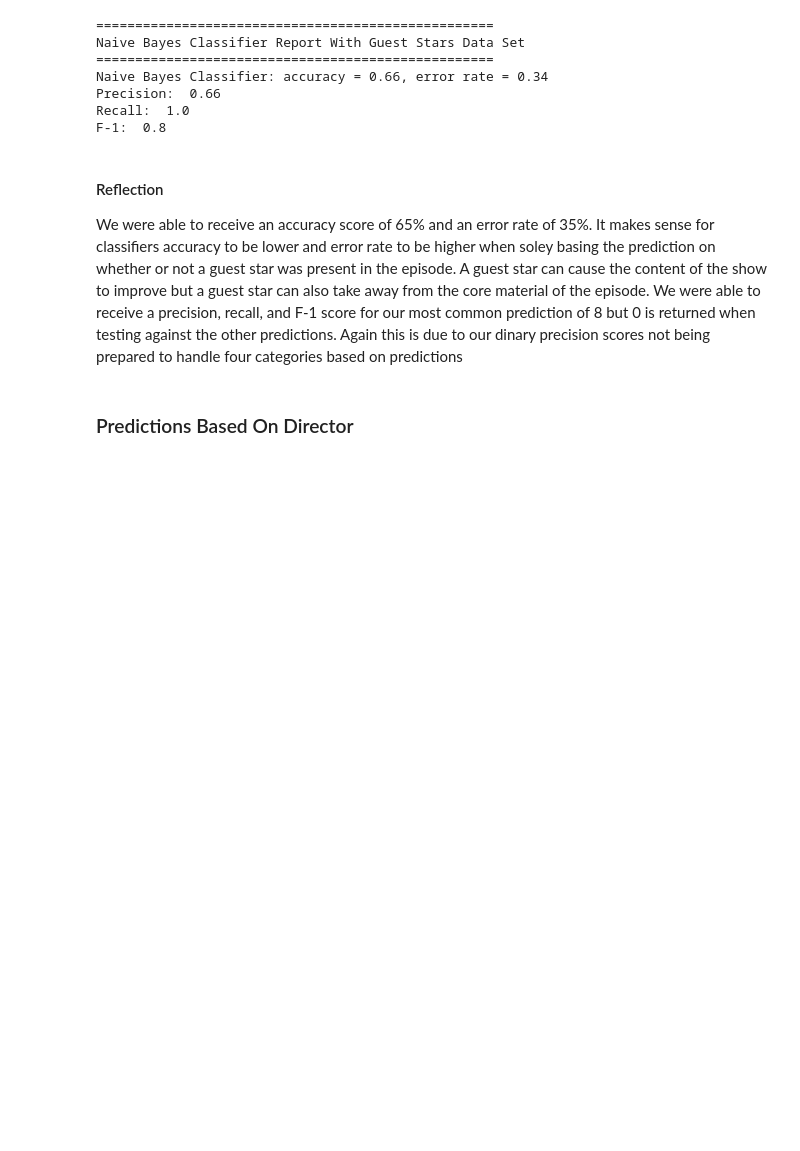
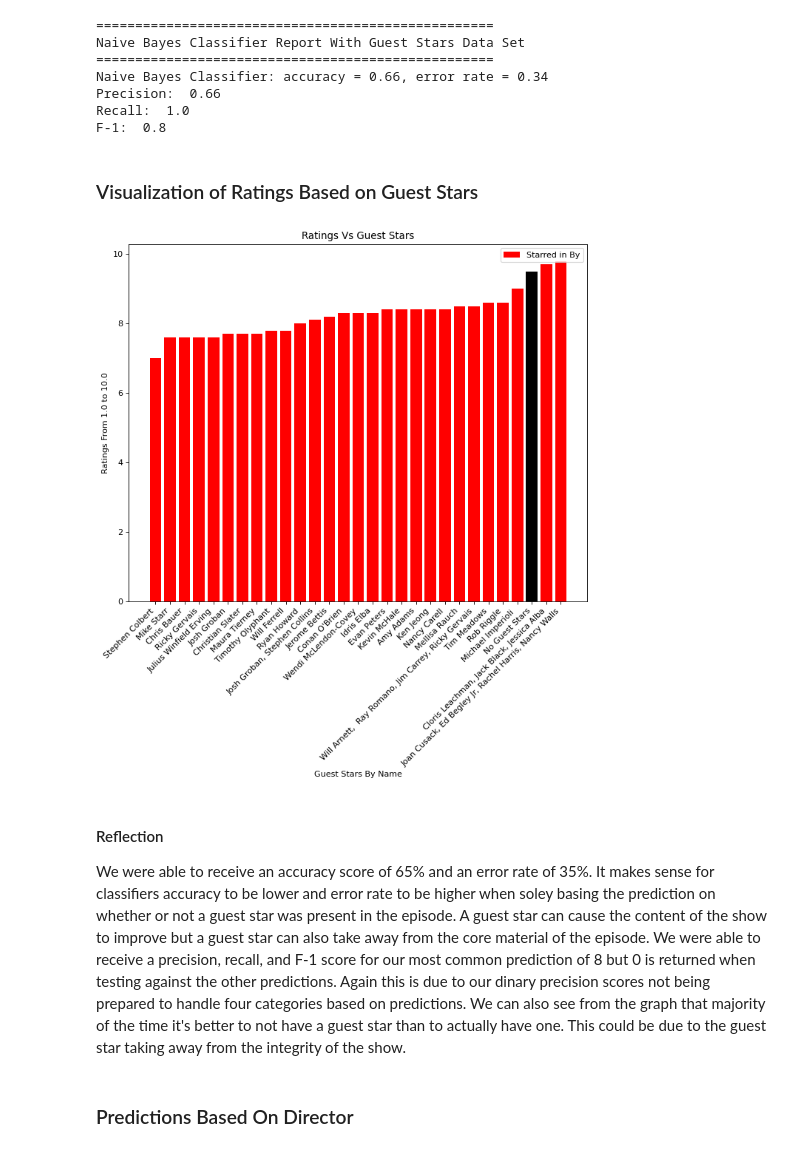
Before and after one commit to cdeide/CPSC-322-Final-Project, a Jupyter notebook: project_review.ipynb, the cells around one changed output. Cells and saved outputs as stored; diff of their text form; code cells hidden in the pictures; blank space fills up the shorter version.

```diff
--- a/project_review.ipynb
+++ b/project_review.ipynb
@@ -110,12 +110,21 @@ plt.show()
     * This represents a true or false value, indicating whether there is a guest star in the episode or not
 # %%
 guest_stars_list = list(the_office_data.get("GuestStars"))
+guest_stars_list2 = []
 bool_guest_stars = []
-for value in guest_stars_list:
-    if type(value) != str:
-        bool_guest_stars.append(0)
+# for value in guest_stars_list:
+#     if type(value) != str:
+#         bool_guest_stars.append(0)
+#     else:
+#         bool_guest_stars.append(1)
+
+for val in guest_stars_list:
+    if isinstance(val, float):
+        tempVal = "No Guest Stars"
     else:
-        bool_guest_stars.append(1)
+        tempVal = val
+    guest_stars_list2.append(tempVal)
+
 # Replace Ratings column with rounded ratings
 # the_office_data["GuestStars"] = bool_guest_stars
 display(the_office_data)
@@ -253,9 +278,39 @@ Naive Bayes Classifier: accuracy = 0.66, error rate = 0.34
 Precision:  0.66
 Recall:  1.0
 F-1:  0.8
+# %% [markdown]
+### Visualization of Ratings Based on Guest Stars
+# %%
+# Creating and sorting a directory with each Guest Star and their rating so the bars appear in order
+guest_dir = {}
+guest_rating = ratings_list.copy()
+for key in guest_stars_list2:
+    for value in guest_rating:
+        guest_dir[key] = value
+        guest_rating.remove(value)
+        break
+
+keys = list(guest_dir.keys())
+values = list(guest_dir.values())
+sorted_value_index = np.argsort(values)
+sorted_dict = {keys[i]: values[i] for i in sorted_value_index}
+guest_name = list(sorted_dict.keys())
+guest_rat = list(sorted_dict.values())
+
+# For Guest Stars
+plt.figure(figsize=(10,8), dpi=80)
+plt.bar(guest_name, guest_rat, color=["red", "red", "red", "red", "red", "red", "red", "red", "red", "red", "red", "red", "red", "red", "red", "red", "red", "red", "red", "red", "red", "red", "red", "red", "red", "red", "black", "red", "red"], label="Starred in By")
+plt.title("Ratings Vs Guest Stars")
+plt.xlabel("Guest Stars By Name")
+plt.ylabel("Ratings From 1.0 to 10.0")
+plt.legend(loc = 1)
+plt.xticks(rotation=45, ha='right')
+plt.show()
+# %% [output]
+[figure, added]
 # %% [markdown]
 #### Reflection
-We were able to receive an accuracy score of 65% and an error rate of 35%. It makes sense for classifiers accuracy to be lower and error rate to be higher when soley basing the prediction on whether or not a guest star was present in the episode. A guest star can cause the content of the show to improve but a guest star can also take away from the core material of the episode. We were able to receive a precision, recall, and F-1 score for our most common prediction of 8 but 0 is returned when testing against the other predictions. Again this is due to our dinary precision scores not being prepared to handle four categories based on predictions
+We were able to receive an accuracy score of 65% and an error rate of 35%. It makes sense for classifiers accuracy to be lower and error rate to be higher when soley basing the prediction on whether or not a guest star was present in the episode. A guest star can cause the content of the show to improve but a guest star can also take away from the core material of the episode. We were able to receive a precision, recall, and F-1 score for our most common prediction of 8 but 0 is returned when testing against the other predictions. Again this is due to our dinary precision scores not being prepared to handle four categories based on predictions. We can also see from the graph that majority of the time it's better to not have a guest star than to actually have one. This could be due to the guest star taking away from the integrity of the show.
 # %% [markdown]
 ### Predictions Based On Director
 # %%
```
Also changed, not shown: parts of 26 cells of this notebook.
